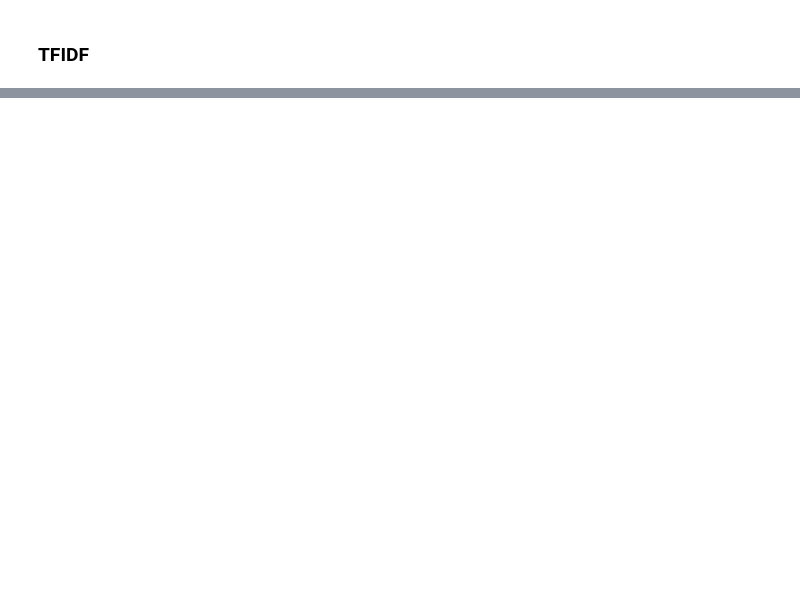
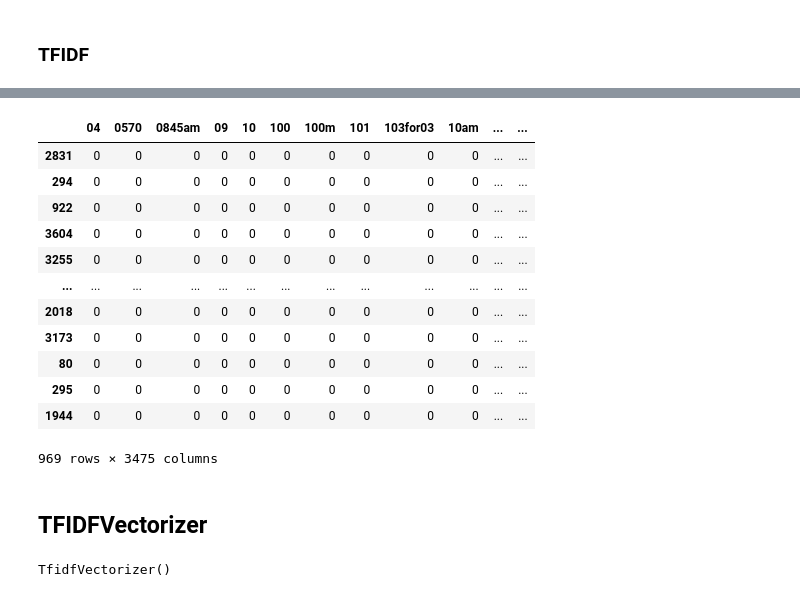
Before and after one commit to ropalev/tweets, a Jupyter notebook: tweets.ipynb, the cells around one changed output, grey strips where cells are left out. Cells and saved outputs as stored; diff of their text form; code cells hidden in the pictures; blank space fills up the shorter version.

```diff
--- a/tweets.ipynb
+++ b/tweets.ipynb
@@ -174,0 +259,2 @@ accuracy_score(y_test, bayes_class.predict(X_test))
+# %%
+X = X.map(lambda x: ' '.join([stemmer.stem(i) for i in x.split()]))
@@ -174,0 +297,2 @@ accuracy_score(y_test, bayes_class.predict(X_test))
+# %%
+count_vectorizer = CountVectorizer()
@@ -174,0 +308,23 @@ accuracy_score(y_test, bayes_class.predict(X_test))
+# %%
+count_df_test = pd.DataFrame(data = count_vectorizer.transform(X.loc[index_test]).toarray(),
+                             columns=count_vectorizer.get_feature_names(),
+                             index=index_test,
+                            )
+# %%
+count_df_test
+# %% [output]
+|  | 04 | 0570 | 0845am | 09 | 10 | 100 | 100m | 101 | 103for03 | 10am | ... | ... |
+| 2831 | 0 | 0 | 0 | 0 | 0 | 0 | 0 | 0 | 0 | 0 | ... | ... |
+| 294 | 0 | 0 | 0 | 0 | 0 | 0 | 0 | 0 | 0 | 0 | ... | ... |
+| 922 | 0 | 0 | 0 | 0 | 0 | 0 | 0 | 0 | 0 | 0 | ... | ... |
+| 3604 | 0 | 0 | 0 | 0 | 0 | 0 | 0 | 0 | 0 | 0 | ... | ... |
+| 3255 | 0 | 0 | 0 | 0 | 0 | 0 | 0 | 0 | 0 | 0 | ... | ... |
+| ... | ... | ... | ... | ... | ... | ... | ... | ... | ... | ... | ... | ... |
+| 2018 | 0 | 0 | 0 | 0 | 0 | 0 | 0 | 0 | 0 | 0 | ... | ... |
+| 3173 | 0 | 0 | 0 | 0 | 0 | 0 | 0 | 0 | 0 | 0 | ... | ... |
+| 80 | 0 | 0 | 0 | 0 | 0 | 0 | 0 | 0 | 0 | 0 | ... | ... |
+| 295 | 0 | 0 | 0 | 0 | 0 | 0 | 0 | 0 | 0 | 0 | ... | ... |
+| 1944 | 0 | 0 | 0 | 0 | 0 | 0 | 0 | 0 | 0 | 0 | ... | ... |
+969 rows × 3475 columns
+# %% [markdown]
+## TFIDFVectorizer
@@ -174,0 +333,4 @@ accuracy_score(y_test, bayes_class.predict(X_test))
+# %%
+tfidf_vectorizer.fit(X.loc[index_train])
+# %% [output]
+TfidfVectorizer()
```
Also changed, not shown: parts of 118 cells of this notebook.
